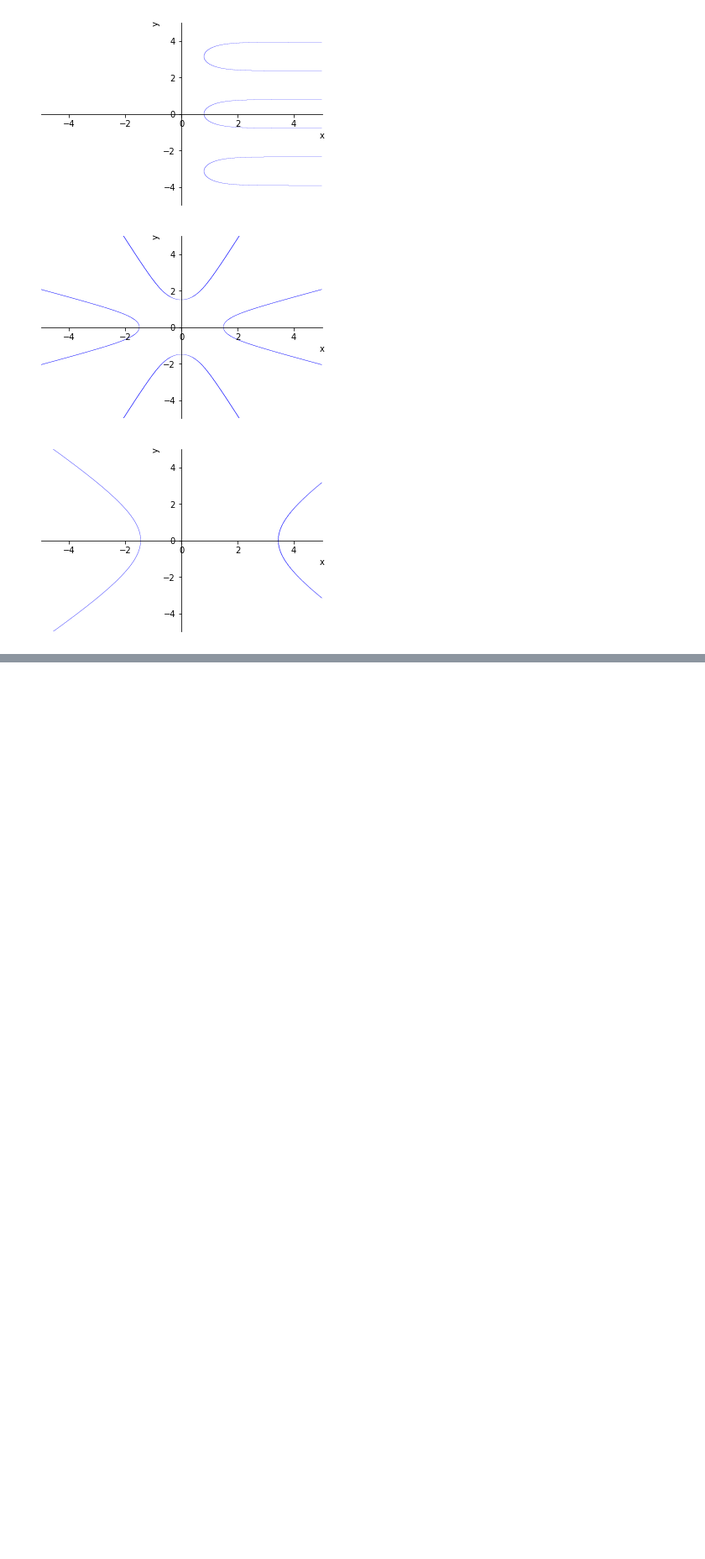
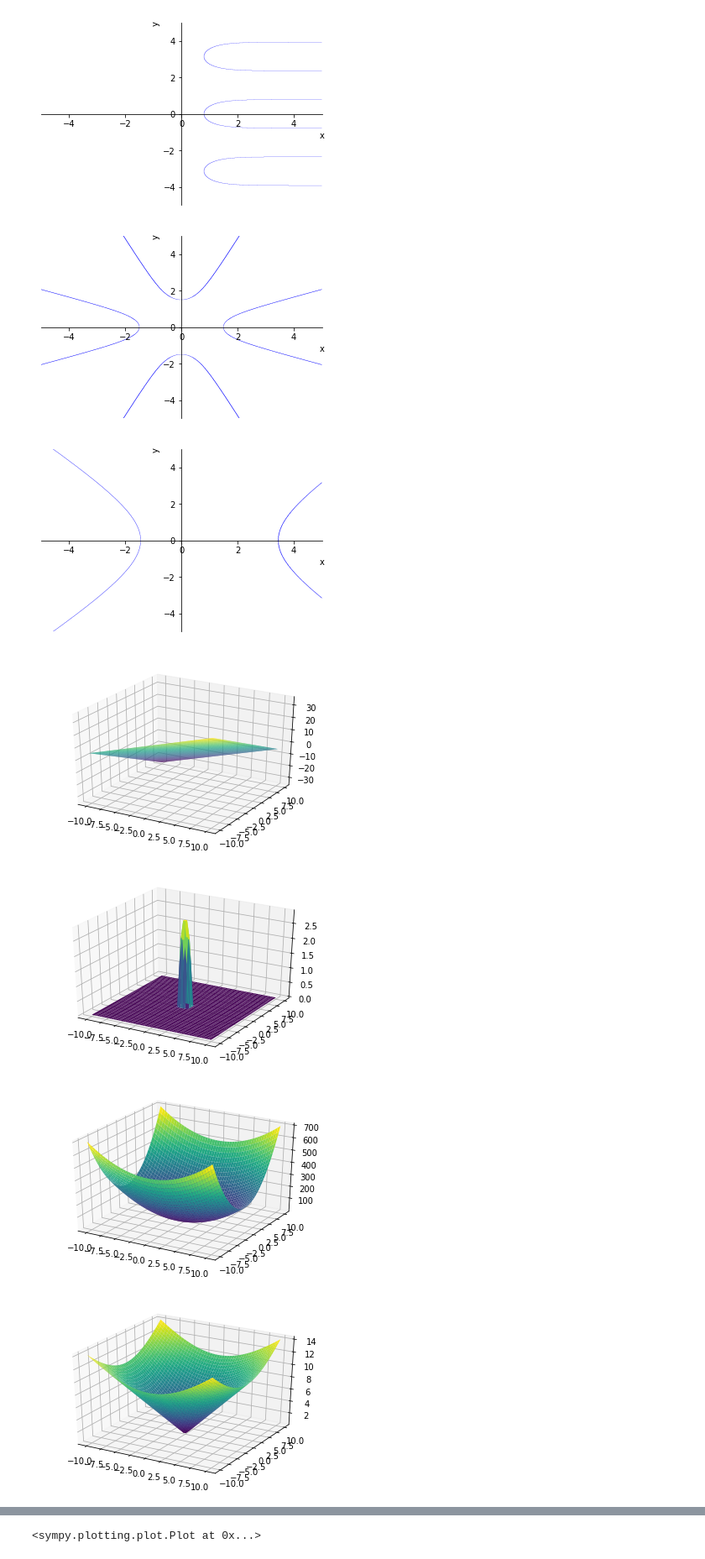
Before and after one commit to ChocolatePadmanaban/Solutions-For-Kreszig-Advanced-Engineering-Mathematics, a Jupyter notebook: Chapter 9/Problem Set 9.4.ipynb, the cells around one changed output, grey strips where cells are left out. Shown: that part at 84% size. Saved outputs shown, nothing was run; the diff lists cells and outputs as text; code cells hidden in the pictures; blank space fills up the shorter version.

```diff
--- a/Chapter 9/Problem Set 9.4.ipynb
+++ b/Chapter 9/Problem Set 9.4.ipynb
@@ -4,7 +4,7 @@ from sympy.plotting import plot,plot3d,plot_parametric
 import matplotlib.pyplot as plt
 init_printing(use_unicode= True)
 # %%
-x,y = symbols('x y')
+x,y,z = symbols('x y z')
 p1 = plot_implicit(Eq(x**2 -y**2,5))
 p2 = plot_implicit(Eq(x*y,5))
 p3 = plot_implicit(Eq(3*x-4*y,4))
@@ -38,3 +38,15 @@ p8h = plot_implicit(Eq(x**2 - 2*x - y**2,5))
 [figure]
 [figure]
 [figure]
+# %%
+plot3d(-2*x + 1.5*y)
+plot3d((9 - 9*(x**2+y**2))**.5)
+plot3d(5*x**2 +2*y**2)
+plot3d(sqrt(x**2+y**2))
+plot3d(x**2 + y**2)
+plot3d(x- y**2)
+# %% [output]
+[figure, added]
+[figure, added]
+[figure, added]
+[figure, added]
@@ -40,0 +55 @@ p8h = plot_implicit(Eq(x**2 - 2*x - y**2,5))
+<sympy.plotting.plot.Plot at 0x...>
```
Also changed, not shown: parts of 2 cells of this notebook.
